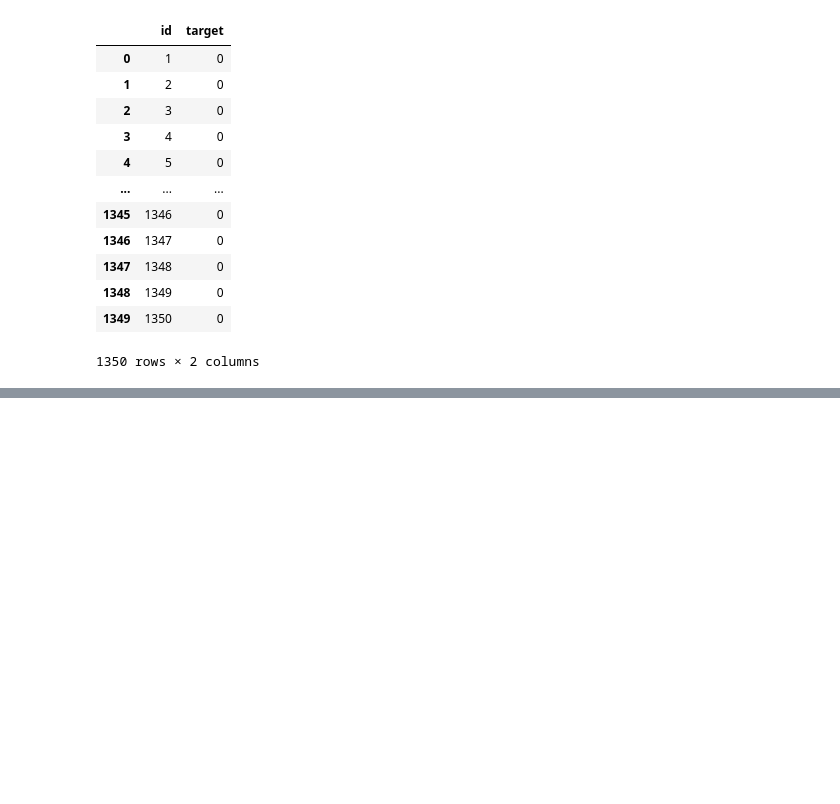
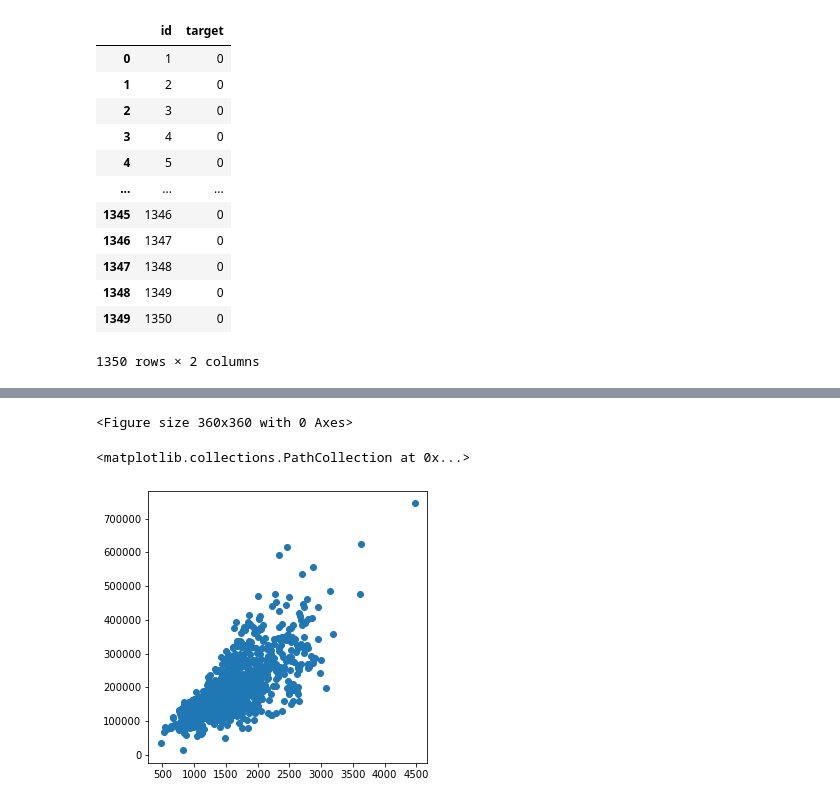
Before and after one commit to GaYounKoh/study, a Jupyter notebook: prac.ipynb, the cells around one changed output, grey strips where cells are left out. Cells and saved outputs as stored; diff of their text form; code cells hidden in the pictures; blank space fills up the shorter version.

```diff
--- a/prac.ipynb
+++ b/prac.ipynb
@@ -28,0 +158,9 @@ sample
+# %%
+# sns.histplot(train.iloc[:,:-1], train.iloc[:,-1])
+# plt.plot(train.iloc[:,1], train.iloc[:,-1])
+plt.figure(figsize = (5,5)) #col 1,3,6은 countplot
+plt.scatter(train.iloc[:,2], train.iloc[:, -1])
+# %% [output]
+<Figure size 360x360 with 0 Axes>
+<matplotlib.collections.PathCollection at 0x...>
+[figure, added]
```
Also changed, not shown: parts of 10 cells of this notebook.
